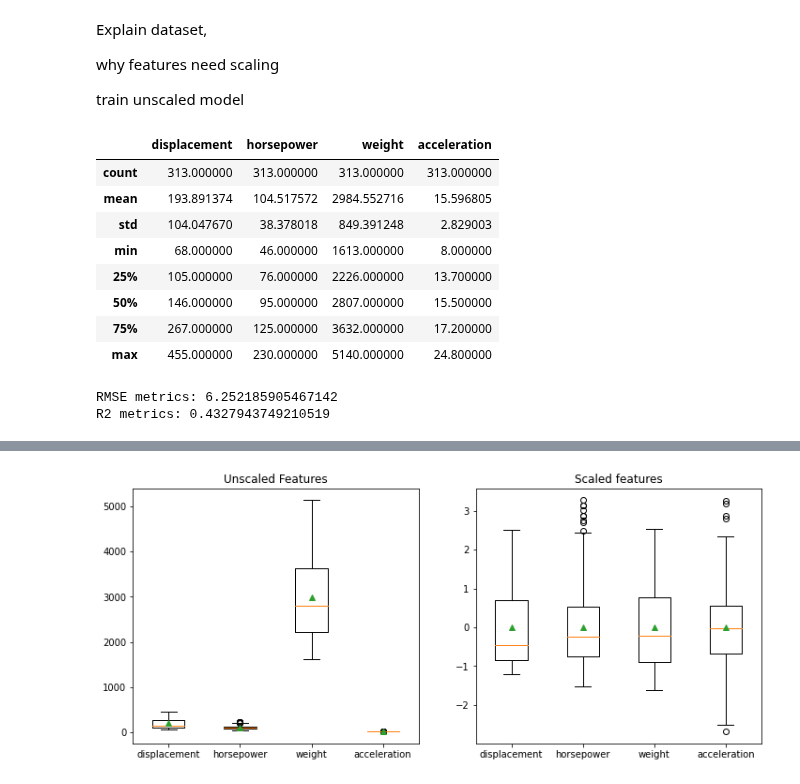
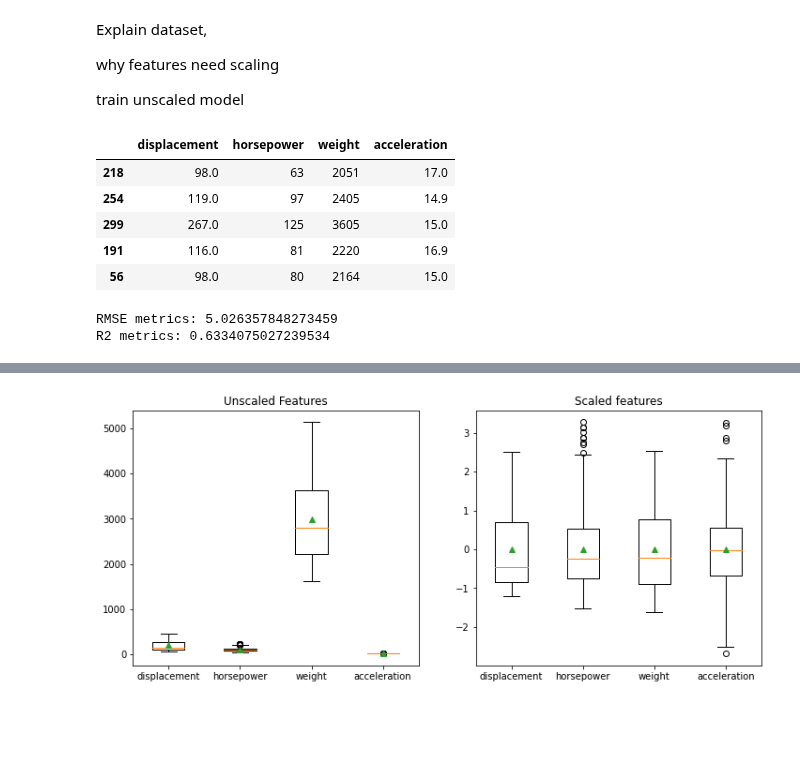
Before and after one commit to MicrosoftDocs/mslearn-introduction-to-machine-learning, a Jupyter notebook: 1b - unit 07.ipynb, the cells around one changed output, grey strips where cells are left out. Cells and saved outputs as stored; diff of their text form; code cells hidden in the pictures; blank space fills up the shorter version.

```diff
--- a/1b - unit 07.ipynb
+++ b/1b - unit 07.ipynb
@@ -62,28 +54,26 @@ train unscaled model
 # %%
 # Select only numerical features for training and testing
 # Convert both X and y to numpy arrays for processing
 X = dataset[['displacement', 'horsepower', 'weight', 'acceleration']]
 y = dataset['mpg'].to_numpy()
 
 # Split test and Train sets
 X_train, X_test, y_train, y_test = train_test_split(X,y, test_size=0.2, random_state=0)
 
-X_train.describe()
+# Display first values in training set
+X_train[:5]
 # %% [output]
 |  | displacement | horsepower | weight | acceleration |
-| count | 313.000000 | 313.000000 | 313.000000 | 313.000000 |
-| mean | 193.891374 | 104.517572 | 2984.552716 | 15.596805 |
-| std | 104.047670 | 38.378018 | 849.391248 | 2.829003 |
-| min | 68.000000 | 46.000000 | 1613.000000 | 8.000000 |
-| 25% | 105.000000 | 76.000000 | 2226.000000 | 13.700000 |
-| 50% | 146.000000 | 95.000000 | 2807.000000 | 15.500000 |
-| 75% | 267.000000 | 125.000000 | 3632.000000 | 17.200000 |
-| max | 455.000000 | 230.000000 | 5140.000000 | 24.800000 |
+| 218 | 98.0 | 63 | 2051 | 17.0 |
+| 254 | 119.0 | 97 | 2405 | 14.9 |
+| 299 | 267.0 | 125 | 3605 | 15.0 |
+| 191 | 116.0 | 81 | 2220 | 16.9 |
+| 56 | 98.0 | 80 | 2164 | 15.0 |
 # %%
 # Train model with unscaled features
-# We have to set normalize and fit_transform to False
+# We have to set normalize to False
 # to disable automatic scaling and centering
-model = LinearRegression(normalize=False, fit_intercept=False)
+model = LinearRegression(normalize=False,)   # fit_intercept=False
 model.fit(X_train,y_train)
 
 # Evaluate using test set
@@ -96,5 +86,5 @@ r2 = r2_score(y_test,y_hat)
 print(f"RMSE metrics: {rmse}")
 print(f"R2 metrics: {r2}")
 # %% [output]
-RMSE metrics: 6.252185905467142
-R2 metrics: 0.4327943749210519
+RMSE metrics: 5.026357848273459
+R2 metrics: 0.6334075027239534
```
Also changed, not shown: parts of 12 cells of this notebook, 1 other file.
